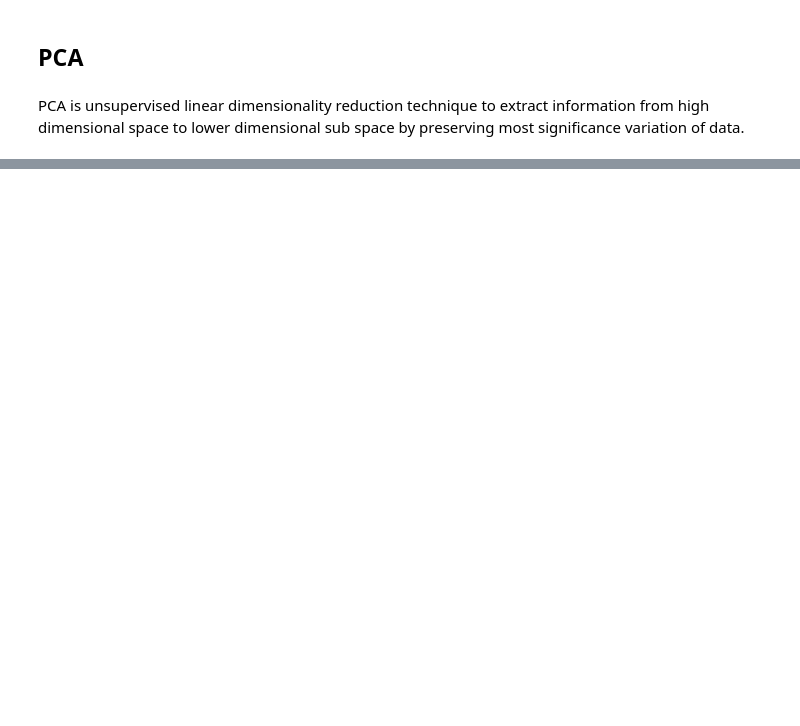
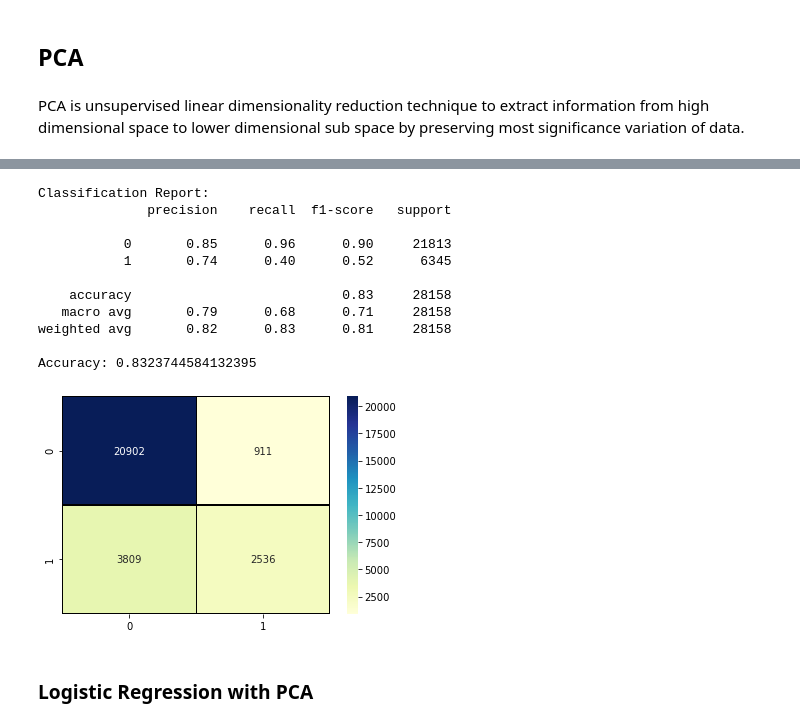
Before and after one commit to idobar1403/FinalProjectYear1, a Jupyter notebook: Classification.ipynb, the cells around one changed output, grey strips where cells are left out. Saved outputs shown, nothing was run; the diff lists cells and outputs as text; code cells hidden in the pictures; blank space fills up the shorter version.

```diff
--- a/Classification.ipynb
+++ b/Classification.ipynb
@@ -787,0 +855,27 @@ metrics.accuracy_score(y_test, y_pred)
+# %%
+rf = RandomForestClassifier(random_state=0)
+rf.fit(X_train_pca, y_train)
+rf_pred_pca=rf.predict(X_test_pca)
+# %%
+confMatrix = confusion_matrix(y_test, rf_pred_pca)
+sns.heatmap(confMatrix, annot=True, fmt="d",linecolor='black',linewidths=.2,cmap="YlGnBu")
+result1 = classification_report(y_test, rf_pred_pca,zero_division=1)
+print("Classification Report:",)
+print (result1)
+result2 = accuracy_score(y_test,rf_pred_pca)
+print("Accuracy:",result2)
+# %% [output]
+Classification Report:
+              precision    recall  f1-score   support
+
+           0       0.85      0.96      0.90     21813
+           1       0.74      0.40      0.52      6345
+
+    accuracy                           0.83     28158
+   macro avg       0.79      0.68      0.71     28158
+weighted avg       0.82      0.83      0.81     28158
+
+Accuracy: 0.8323744584132395
+[figure, added]
+# %% [markdown]
+### Logistic Regression with PCA
```
Also changed, not shown: parts of 44 cells of this notebook.
